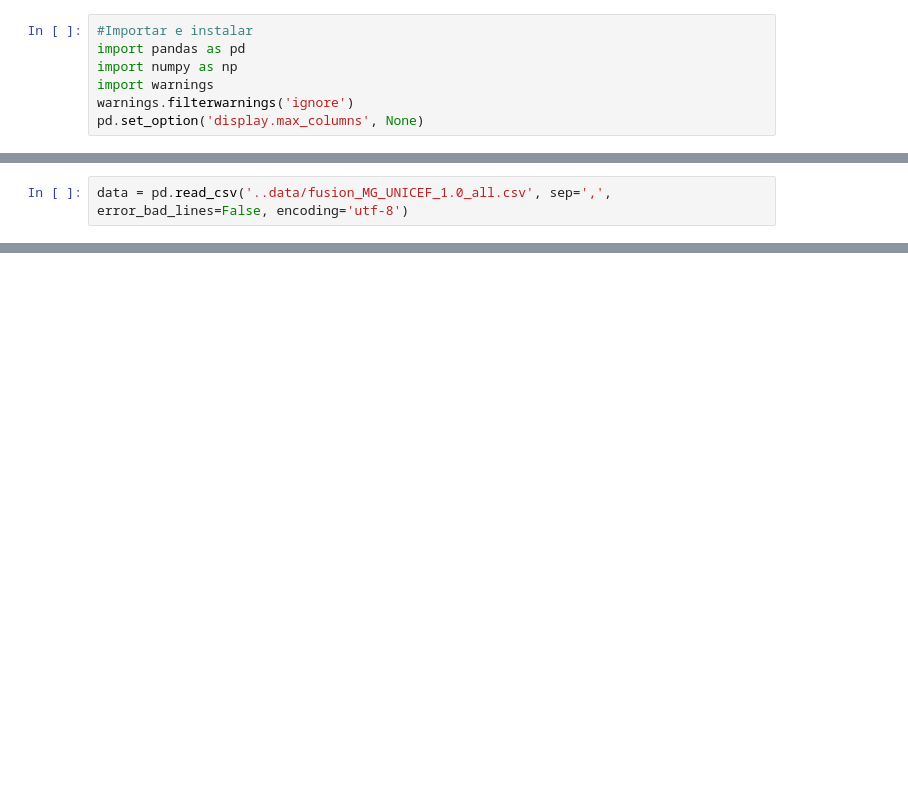
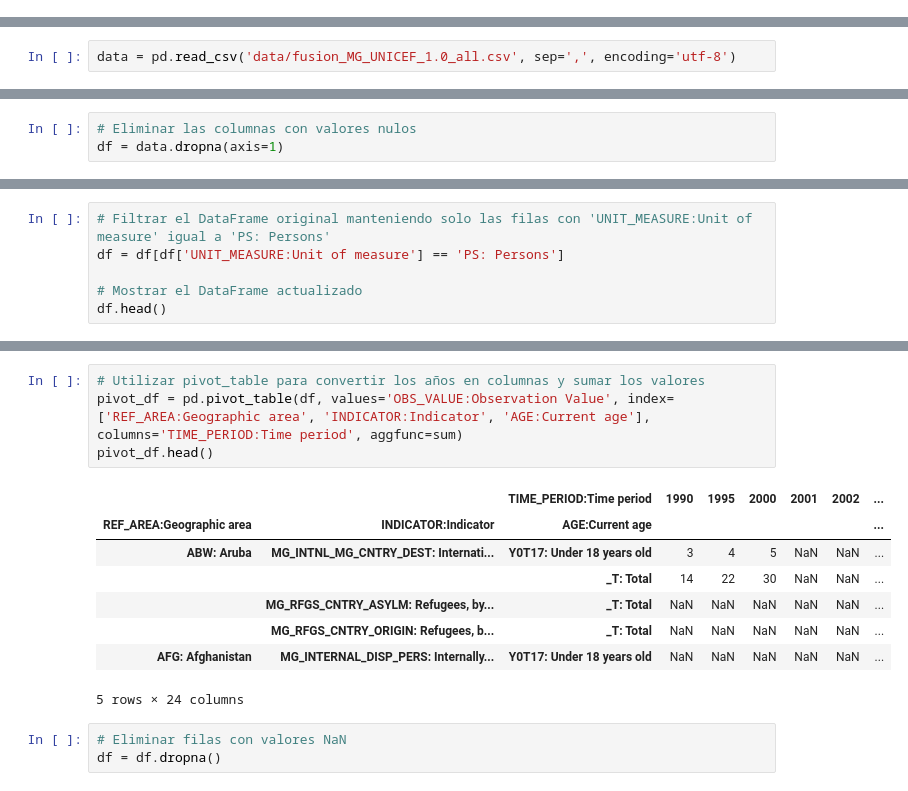
Before and after one commit to monicaclaros/WW_Migration, a Jupyter notebook: WW_Migration.ipynb, the cells around one changed output, grey strips where cells are left out. Saved outputs shown, nothing was run; the diff lists cells and outputs as text; blank space fills up the shorter version.

Commit message:
actualiz

```diff
--- a/WW_Migration.ipynb
+++ b/WW_Migration.ipynb
@@ -1,7 +0,0 @@
-# %%
-#Importar e instalar
-import pandas as pd
-import numpy as np
-import warnings
-warnings.filterwarnings('ignore')
-pd.set_option('display.max_columns', None)
@@ -8,2 +15,2 @@ pd.set_option('display.max_columns', None)
 # %%
-data = pd.read_csv('..data/fusion_MG_UNICEF_1.0_all.csv', sep=',', error_bad_lines=False, encoding='utf-8')
+data = pd.read_csv('data/fusion_MG_UNICEF_1.0_all.csv', sep=',', encoding='utf-8')
@@ -11,0 +37,3 @@ FileNotFoundError: [Errno 2] No such file or directory: '..data/fusion_MG_UNICEF
+# %%
+# Eliminar las columnas con valores nulos
+df = data.dropna(axis=1)
@@ -11,0 +70,6 @@ FileNotFoundError: [Errno 2] No such file or directory: '..data/fusion_MG_UNICEF
+# %%
+# Filtrar el DataFrame original manteniendo solo las filas con 'UNIT_MEASURE:Unit of measure' igual a 'PS: Persons'
+df = df[df['UNIT_MEASURE:Unit of measure'] == 'PS: Persons']
+
+# Mostrar el DataFrame actualizado
+df.head()
@@ -11,0 +83,16 @@ FileNotFoundError: [Errno 2] No such file or directory: '..data/fusion_MG_UNICEF
+# %%
+# Utilizar pivot_table para convertir los años en columnas y sumar los valores
+pivot_df = pd.pivot_table(df, values='OBS_VALUE:Observation Value', index=['REF_AREA:Geographic area', 'INDICATOR:Indicator', 'AGE:Current age'], columns='TIME_PERIOD:Time period', aggfunc=sum)
+pivot_df.head()
+# %% [output]
+|  |  | TIME_PERIOD:Time period | 1990 | 1995 | 2000 | 2001 | 2002 | ... |
+| REF_AREA:Geographic area | INDICATOR:Indicator | AGE:Current age |  |  |  |  |  | ... |
+| ABW: Aruba | MG_INTNL_MG_CNTRY_DEST: Internati... | Y0T17: Under 18 years old | 3 | 4 | 5 | NaN | NaN | ... |
+|  |  | _T: Total | 14 | 22 | 30 | NaN | NaN | ... |
+|  | MG_RFGS_CNTRY_ASYLM: Refugees, by... | _T: Total | NaN | NaN | NaN | NaN | NaN | ... |
+|  | MG_RFGS_CNTRY_ORIGIN: Refugees, b... | _T: Total | NaN | NaN | NaN | NaN | NaN | ... |
+| AFG: Afghanistan | MG_INTERNAL_DISP_PERS: Internally... | Y0T17: Under 18 years old | NaN | NaN | NaN | NaN | NaN | ... |
+5 rows × 24 columns
+# %%
+# Eliminar filas con valores NaN
+df = df.dropna()
```
Also changed, not shown: parts of 18 cells of this notebook.
